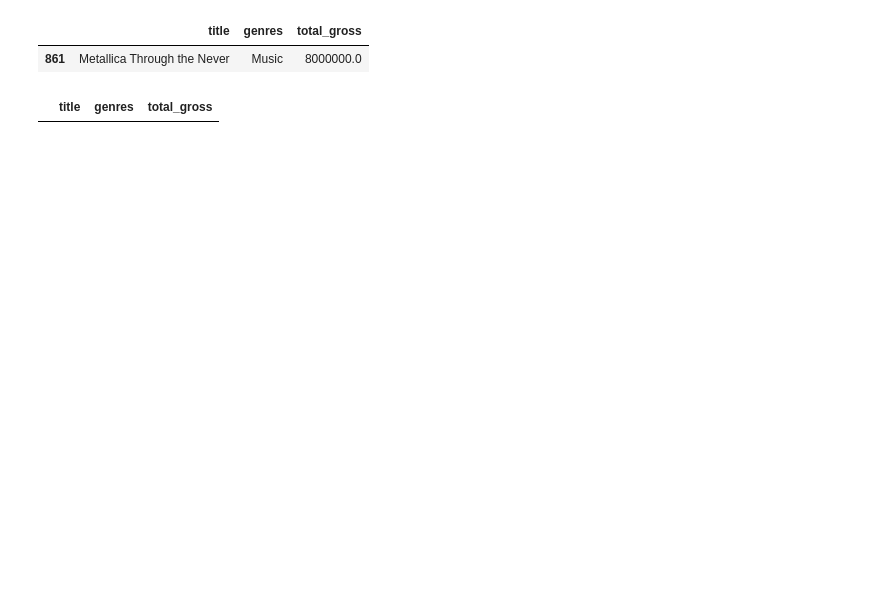
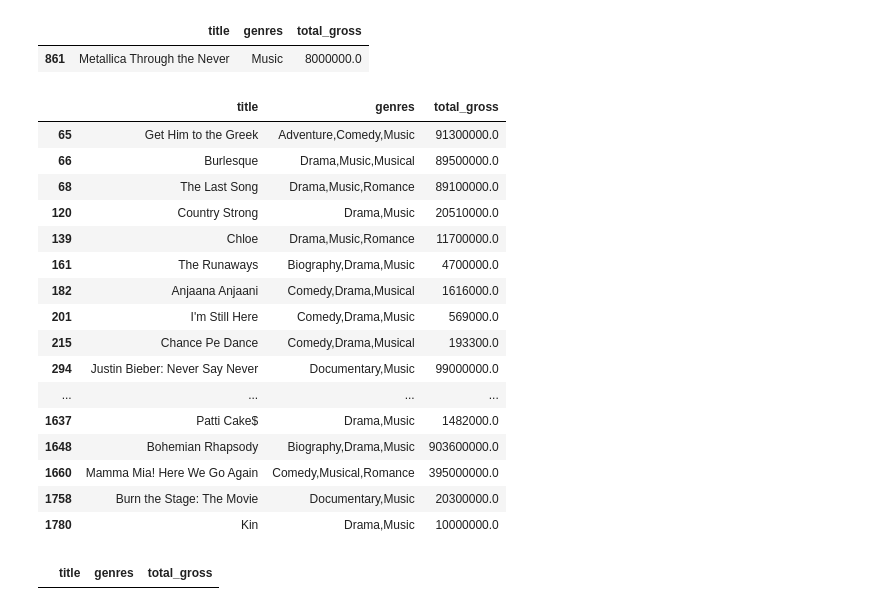
Before and after one commit to raizelistaken/project1_MovieDataAnalysis, a Jupyter notebook: Question3 Branch.ipynb, the cells around one changed output. Saved outputs shown, nothing was run; the diff lists cells and outputs as text; code cells hidden in the pictures; blank space fills up the shorter version.

```diff
--- a/Question3 Branch.ipynb
+++ b/Question3 Branch.ipynb
@@ -389,6 +549,26 @@ master_df.loc[(master_df['genres']) == 'Music']
 # %% [output]
 |  | title | genres | total_gross |
 | 861 | Metallica Through the Never | Music | 8000000.0 |
+# %%
+master_df.loc[master_df['genres'].str.contains('Music')]
+# %% [output]
+|  | title | genres | total_gross |
+| 65 | Get Him to the Greek | Adventure,Comedy,Music | 91300000.0 |
+| 66 | Burlesque | Drama,Music,Musical | 89500000.0 |
+| 68 | The Last Song | Drama,Music,Romance | 89100000.0 |
+| 120 | Country Strong | Drama,Music | 20510000.0 |
+| 139 | Chloe | Drama,Music,Romance | 11700000.0 |
+| 161 | The Runaways | Biography,Drama,Music | 4700000.0 |
+| 182 | Anjaana Anjaani | Comedy,Drama,Musical | 1616000.0 |
+| 201 | I'm Still Here | Comedy,Drama,Music | 569000.0 |
+| 215 | Chance Pe Dance | Comedy,Drama,Musical | 193300.0 |
+| 294 | Justin Bieber: Never Say Never | Documentary,Music | 99000000.0 |
+| ... | ... | ... | ... |
+| 1637 | Patti Cake$ | Drama,Music | 1482000.0 |
+| 1648 | Bohemian Rhapsody | Biography,Drama,Music | 903600000.0 |
+| 1660 | Mamma Mia! Here We Go Again | Comedy,Musical,Romance | 395000000.0 |
+| 1758 | Burn the Stage: The Movie | Documentary,Music | 20300000.0 |
+| 1780 | Kin | Drama,Music | 10000000.0 |
 # %%
 master_df.loc[(master_df['genres']) == 'Musical']
 # %% [output]
```
Also changed, not shown: parts of 25 cells of this notebook.
